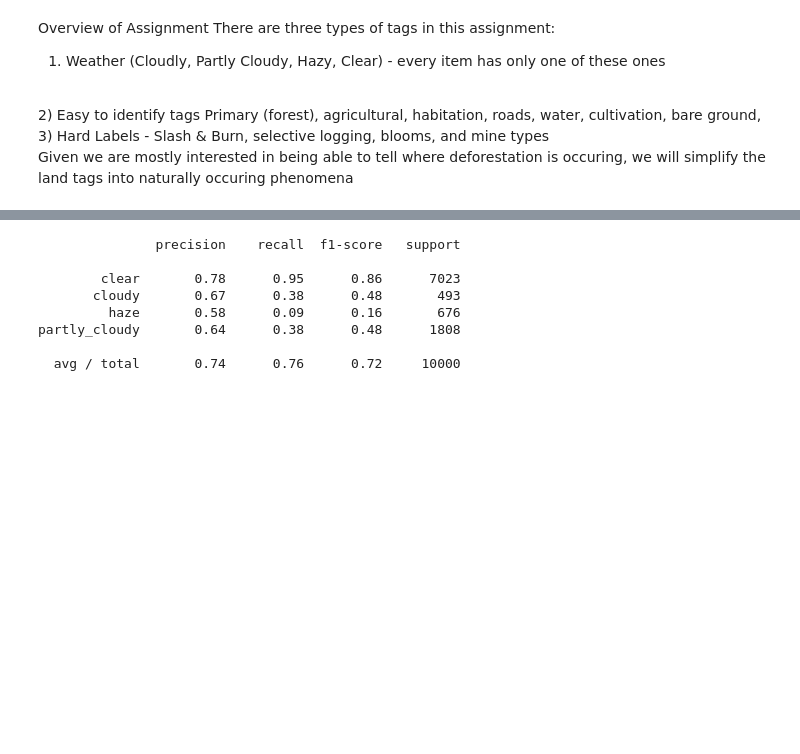
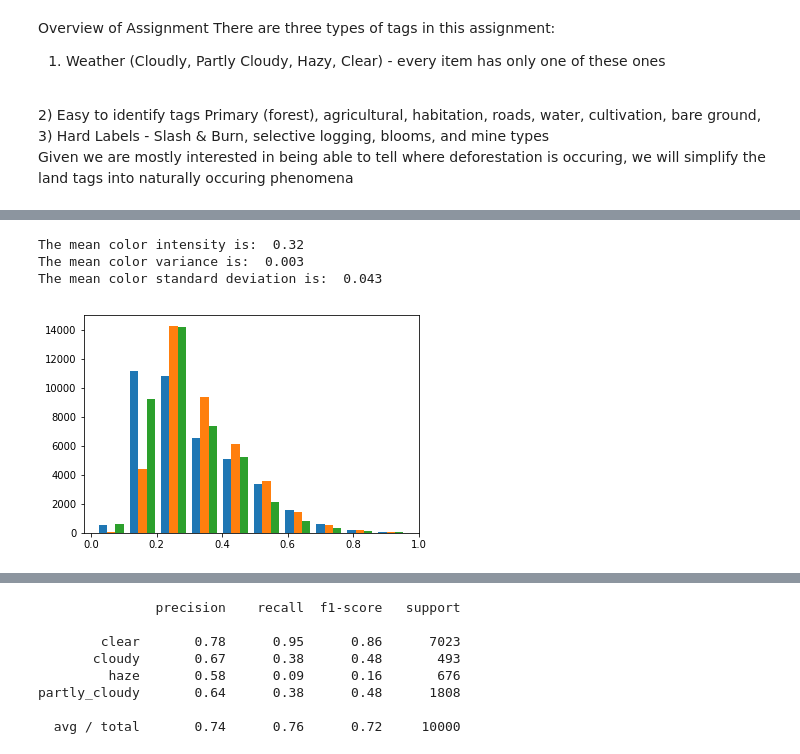
Before and after one commit to sairavuru/amazon_w207, a Jupyter notebook: w207_amazon_final_draft.ipynb, the cells around one changed output, grey strips where cells are left out. Drawn from its saved outputs; the diff is of its cells as text; code cells hidden in the pictures; blank space fills up the shorter version.

```diff
--- a/w207_amazon_final_draft.ipynb
+++ b/w207_amazon_final_draft.ipynb
@@ -263,3 +225,13 @@ for i in range(stats_flat.shape[0]):
     jpg_stats[i,15:35]=np.array(np.histogram(data_jpgs[1,:,:,0],bins=20, range=(0,1))[0])
     jpg_stats[i,35:55]=np.array(np.histogram(data_jpgs[1,:,:,1],bins=20, range=(0,1))[0])
     jpg_stats[i,55:75]=np.array(np.histogram(data_jpgs[1,:,:,2],bins=20, range=(0,1))[0])
+# %%
+print('The mean color intensity is: ', round(jpg_stats[:,0:3].mean(), 2))
+plt.hist(jpg_stats[:,0:3])
+print('The mean color variance is: ', round(jpg_stats[:,3:6].mean(), 3))
+print('The mean color standard deviation is: ', round(jpg_stats[:,6:9].mean(), 3))
+# %% [output]
+The mean color intensity is:  0.32
+The mean color variance is:  0.003
+The mean color standard deviation is:  0.043
+[figure, added]
```
Also changed, not shown: parts of 29 cells of this notebook.
